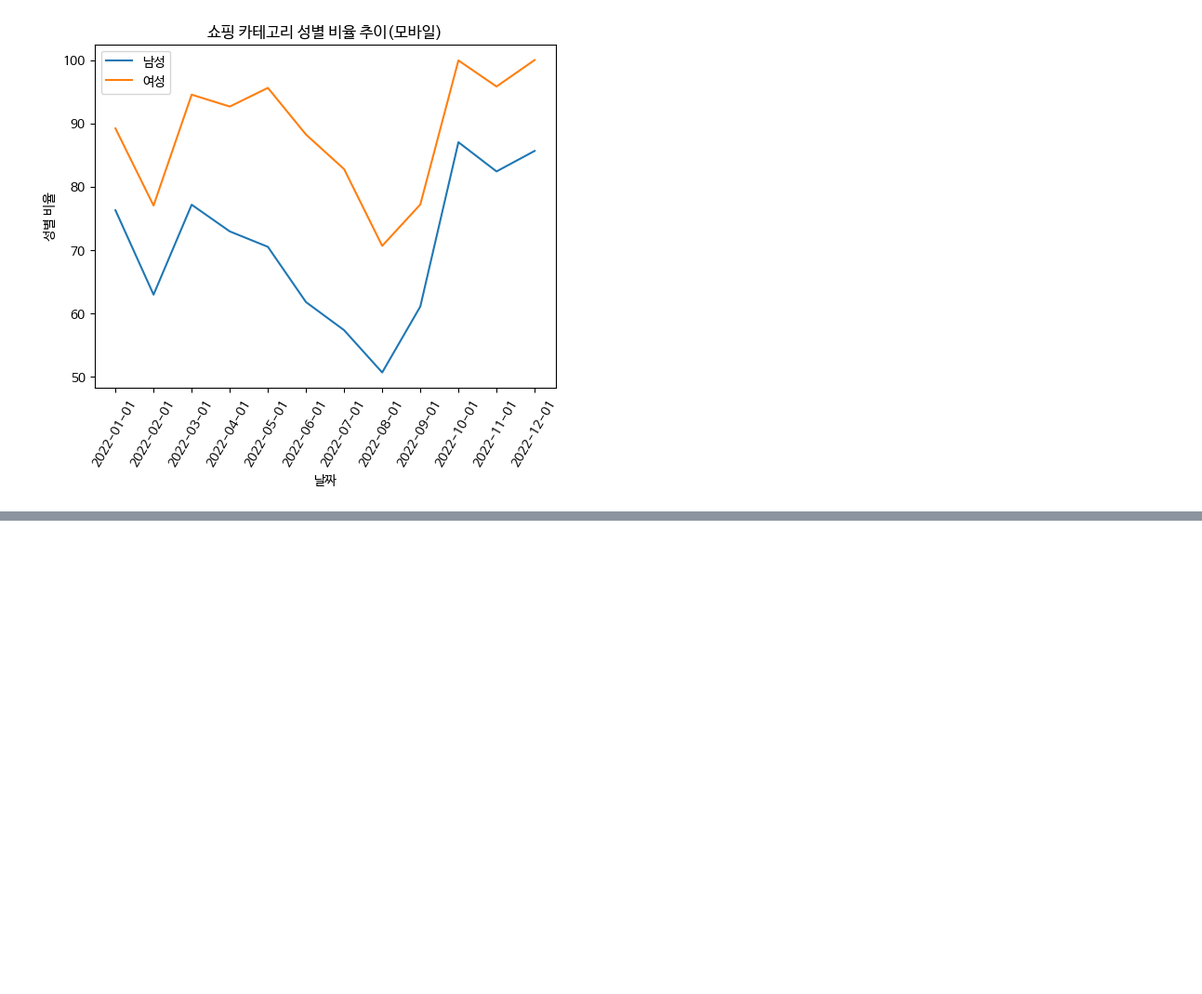
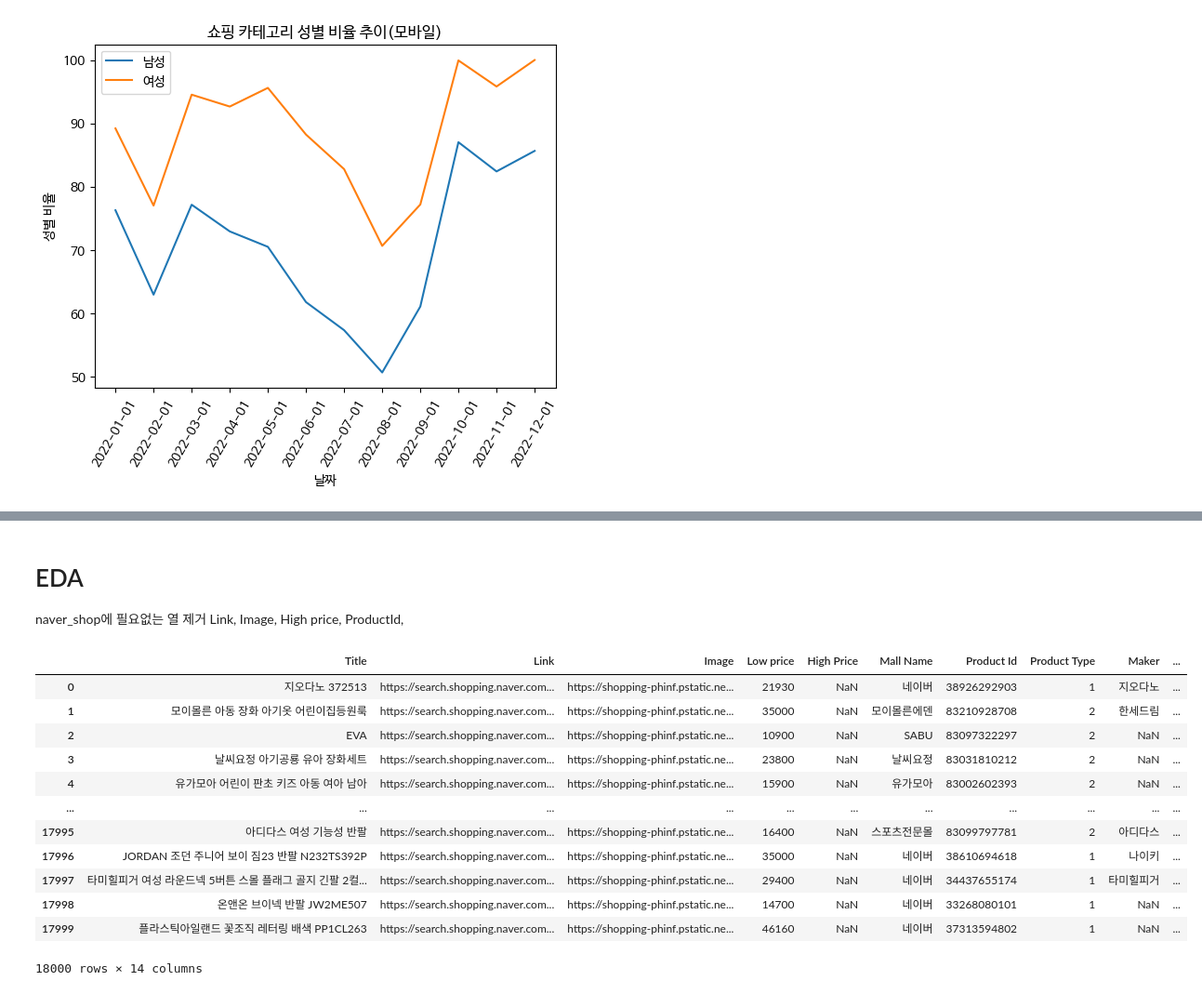
Before and after one commit to yskim1230/AIB_Section2-PJT_Modeling-Plan, a Jupyter notebook: Section2_Project_EDA.ipynb, the cells around one changed output, grey strips where cells are left out. Shown at 93% size. Cells and saved outputs as stored; diff of their text form; code cells hidden in the pictures; blank space fills up the shorter version.

```diff
--- a/Section2_Project_EDA.ipynb
+++ b/Section2_Project_EDA.ipynb
@@ -353,0 +408,26 @@ shop_df.to_csv('naver_shop.csv', index=False)
+# %% [markdown]
+# EDA
+
+naver_shop에 필요없는 열 제거
+Link,
+Image,
+High price,
+ProductId,
+# %%
+naver_shop = pd.read_csv('/content/naver_shop2.csv')
+# %%
+naver_shop
+# %% [output]
+|  | Title | Link | Image | Low price | High Price | Mall Name | Product Id | Product Type | Maker | ... |
+| 0 | 지오다노 372513 | https://search.shopping.naver.com... | https://shopping-phinf.pstatic.ne... | 21930 | NaN | 네이버 | 38926292903 | 1 | 지오다노 | ... |
+| 1 | 모이몰른 아동 장화 아기옷 어린이집등원룩 | https://search.shopping.naver.com... | https://shopping-phinf.pstatic.ne... | 35000 | NaN | 모이몰른에덴 | 83210928708 | 2 | 한세드림 | ... |
+| 2 | EVA | https://search.shopping.naver.com... | https://shopping-phinf.pstatic.ne... | 10900 | NaN | SABU | 83097322297 | 2 | NaN | ... |
+| 3 | 날씨요정 아기공룡 유아 장화세트 | https://search.shopping.naver.com... | https://shopping-phinf.pstatic.ne... | 23800 | NaN | 날씨요정 | 83031810212 | 2 | NaN | ... |
+| 4 | 유가모아 어린이 판초 키즈 아동 여아 남아 | https://search.shopping.naver.com... | https://shopping-phinf.pstatic.ne... | 15900 | NaN | 유가모아 | 83002602393 | 2 | NaN | ... |
+| ... | ... | ... | ... | ... | ... | ... | ... | ... | ... | ... |
+| 17995 | 아디다스 여성 기능성 반팔 | https://search.shopping.naver.com... | https://shopping-phinf.pstatic.ne... | 16400 | NaN | 스포츠전문몰 | 83099797781 | 2 | 아디다스 | ... |
+| 17996 | JORDAN 조던 주니어 보이 짐23 반팔 N232TS392P | https://search.shopping.naver.com... | https://shopping-phinf.pstatic.ne... | 35000 | NaN | 네이버 | 38610694618 | 1 | 나이키 | ... |
+| 17997 | 타미힐피거 여성 라운드넥 5버튼 스몰 플래그 골지 긴팔 2컬... | https://search.shopping.naver.com... | https://shopping-phinf.pstatic.ne... | 29400 | NaN | 네이버 | 34437655174 | 1 | 타미힐피거 | ... |
+| 17998 | 온앤온 브이넥 반팔 JW2ME507 | https://search.shopping.naver.com... | https://shopping-phinf.pstatic.ne... | 14700 | NaN | 네이버 | 33268080101 | 1 | NaN | ... |
+| 17999 | 플라스틱아일랜드 꽃조직 레터링 배색 PP1CL263 | https://search.shopping.naver.com... | https://shopping-phinf.pstatic.ne... | 46160 | NaN | 네이버 | 37313594802 | 1 | NaN | ... |
+18000 rows × 14 columns
```
Also changed, not shown: parts of 26 cells of this notebook.
